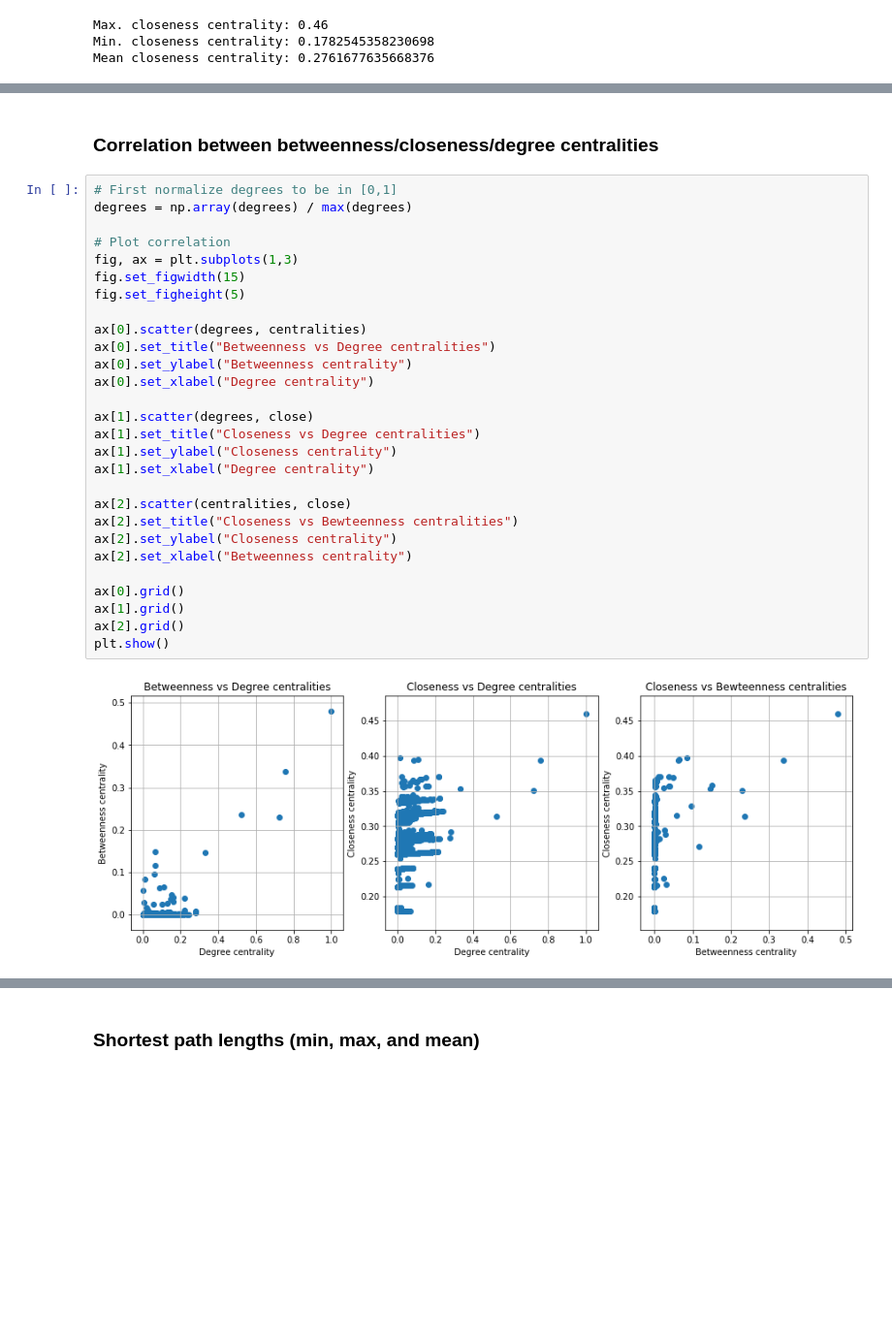
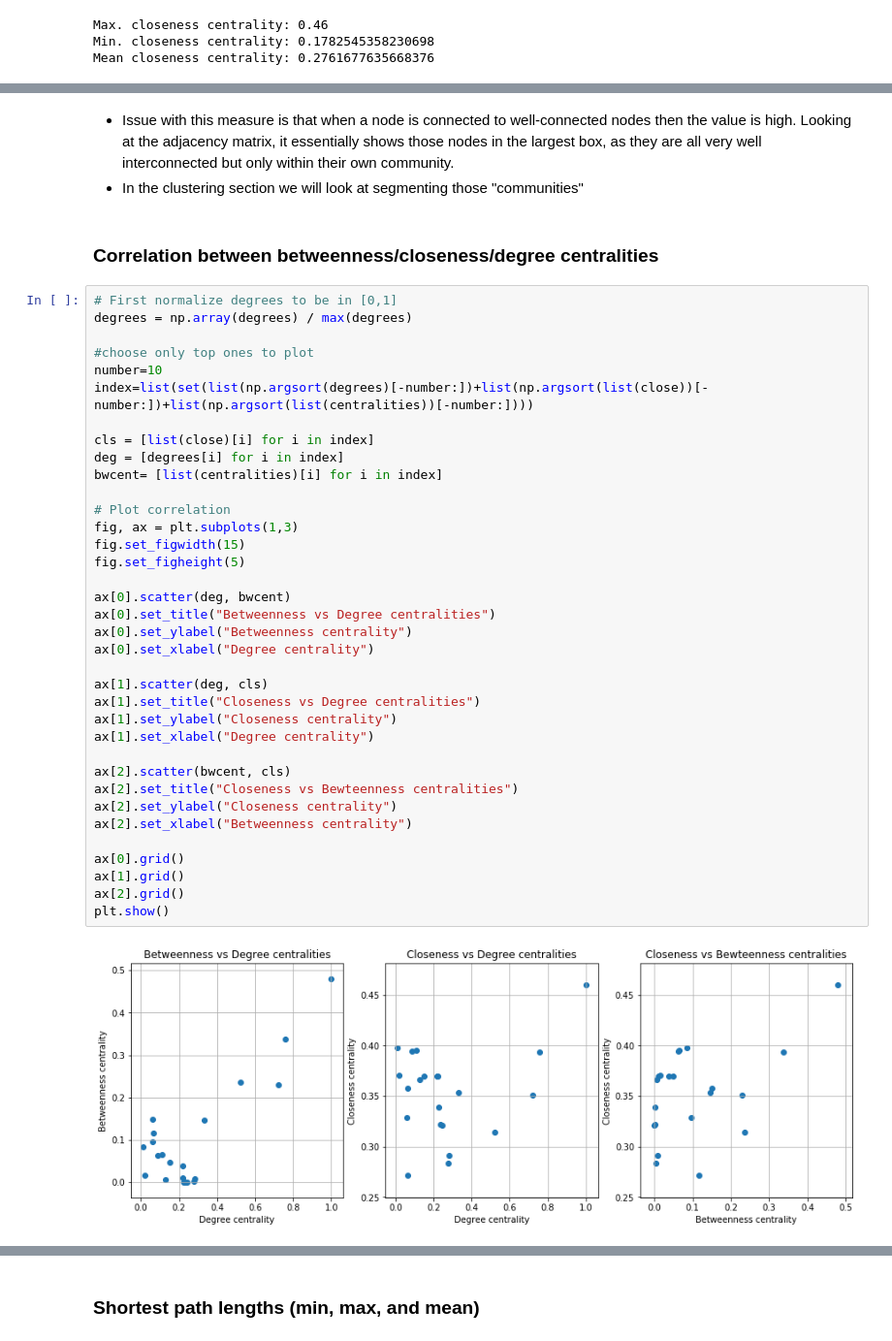
Before and after one commit to parkjan4/DSIP, a Jupyter notebook: ProblemSet2/MGT-415 PS2.ipynb, the cells around one changed output, grey strips where cells are left out. Shown: that part at 97% size. Drawn from its saved outputs; the diff is of its cells as text; blank space fills up the shorter version.

```diff
--- a/ProblemSet2/MGT-415 PS2.ipynb
+++ b/ProblemSet2/MGT-415 PS2.ipynb
@@ -174,32 +241,43 @@ Mean closeness centrality: 0.2761677635668376
+# %% [markdown]
+* Issue with this measure is that when a node is connected to well-connected nodes then the value is high. Looking at the adjacency matrix, it essentially shows those nodes in the largest box, as they are all very well interconnected but only within their own community.
+* In the clustering section we will look at segmenting those "communities"
 # %% [markdown]
 ### Correlation between betweenness/closeness/degree centralities
 # %%
 # First normalize degrees to be in [0,1]
 degrees = np.array(degrees) / max(degrees)
+
+#choose only top ones to plot
+number=10
+index=list(set(list(np.argsort(degrees)[-number:])+list(np.argsort(list(close))[-number:])+list(np.argsort(list(centralities))[-number:])))
+
+cls = [list(close)[i] for i in index]
+deg = [degrees[i] for i in index]
+bwcent= [list(centralities)[i] for i in index]
 
 # Plot correlation
 fig, ax = plt.subplots(1,3)
 fig.set_figwidth(15)
 fig.set_figheight(5)
 
-ax[0].scatter(degrees, centralities)
+ax[0].scatter(deg, bwcent)
 ax[0].set_title("Betweenness vs Degree centralities")
 ax[0].set_ylabel("Betweenness centrality")
 ax[0].set_xlabel("Degree centrality")
 
-ax[1].scatter(degrees, close)
+ax[1].scatter(deg, cls)
 ax[1].set_title("Closeness vs Degree centralities")
 ax[1].set_ylabel("Closeness centrality")
 ax[1].set_xlabel("Degree centrality")
 
-ax[2].scatter(centralities, close)
+ax[2].scatter(bwcent, cls)
 ax[2].set_title("Closeness vs Bewteenness centralities")
 ax[2].set_ylabel("Closeness centrality")
 ax[2].set_xlabel("Betweenness centrality")
 
 ax[0].grid()
 ax[1].grid()
 ax[2].grid()
 plt.show()
 # %% [output]
-[figure, old version]
+[figure, new version]
```
Also changed, not shown: parts of 27 cells of this notebook, 1 other file.
